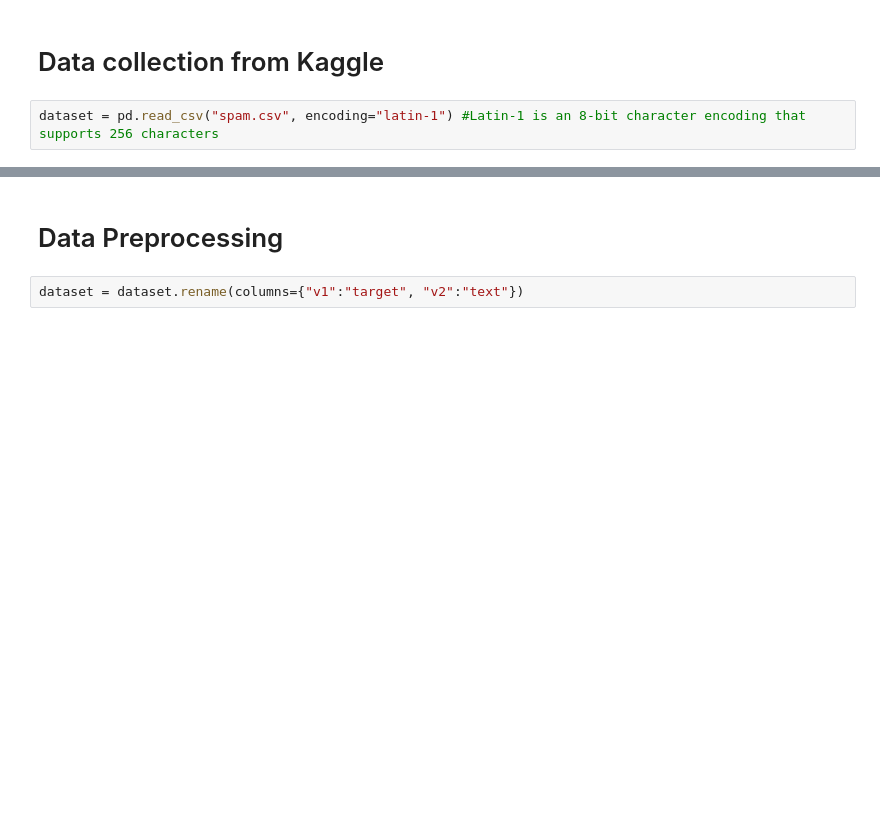
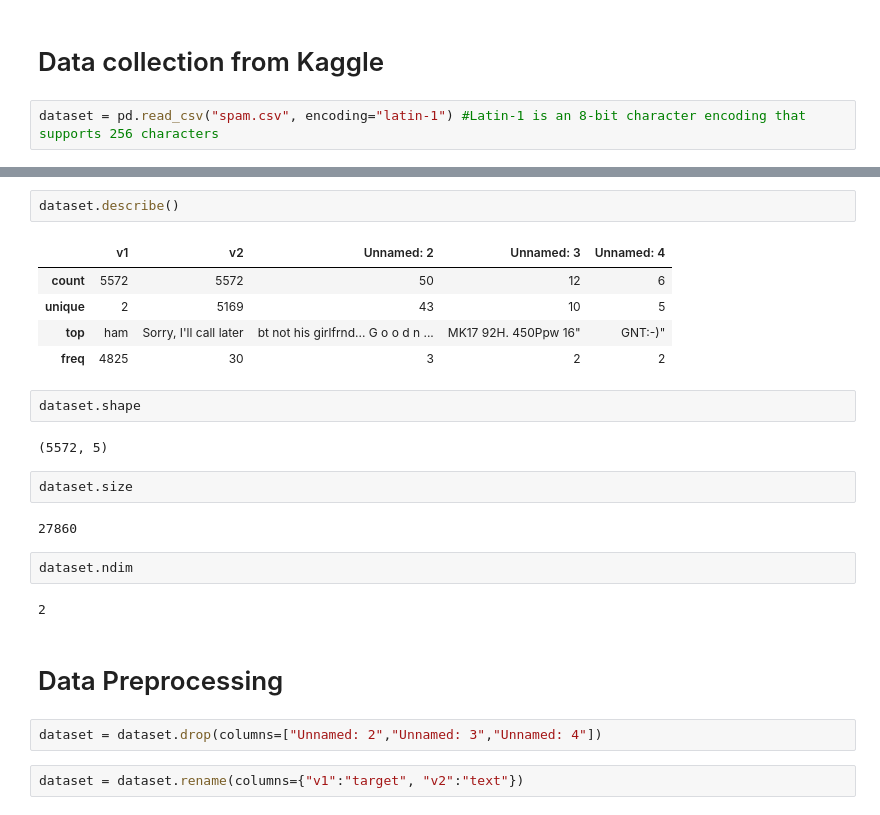
Before and after one commit to ShivRam013/Spam-Predictor, a Jupyter notebook: spam_py_code.ipynb, the cells around one changed output, grey strips where cells are left out. Drawn from its saved outputs; the diff is of its cells as text; blank space fills up the shorter version.

```diff
--- a/spam_py_code.ipynb
+++ b/spam_py_code.ipynb
@@ -17,4 +32,26 @@ dataset = dataset.drop(columns=["Unnamed: 2","Unnamed: 3","Unnamed: 4"])
+# %%
+dataset.describe()
+# %% [output]
+|  | v1 | v2 | Unnamed: 2 | Unnamed: 3 | Unnamed: 4 |
+| count | 5572 | 5572 | 50 | 12 | 6 |
+| unique | 2 | 5169 | 43 | 10 | 5 |
+| top | ham | Sorry, I'll call later | bt not his girlfrnd... G o o d n ... | MK17 92H. 450Ppw 16" | GNT:-)" |
+| freq | 4825 | 30 | 3 | 2 | 2 |
+# %%
+dataset.shape
+# %% [output]
+(5572, 5)
+# %%
+dataset.size
+# %% [output]
+27860
+# %%
+dataset.ndim
+# %% [output]
+2
 # %% [markdown]
 # Data Preprocessing
+# %%
+dataset = dataset.drop(columns=["Unnamed: 2","Unnamed: 3","Unnamed: 4"])
 # %%
 dataset = dataset.rename(columns={"v1":"target", "v2":"text"})
```
Also changed, not shown: parts of 8 cells of this notebook.
